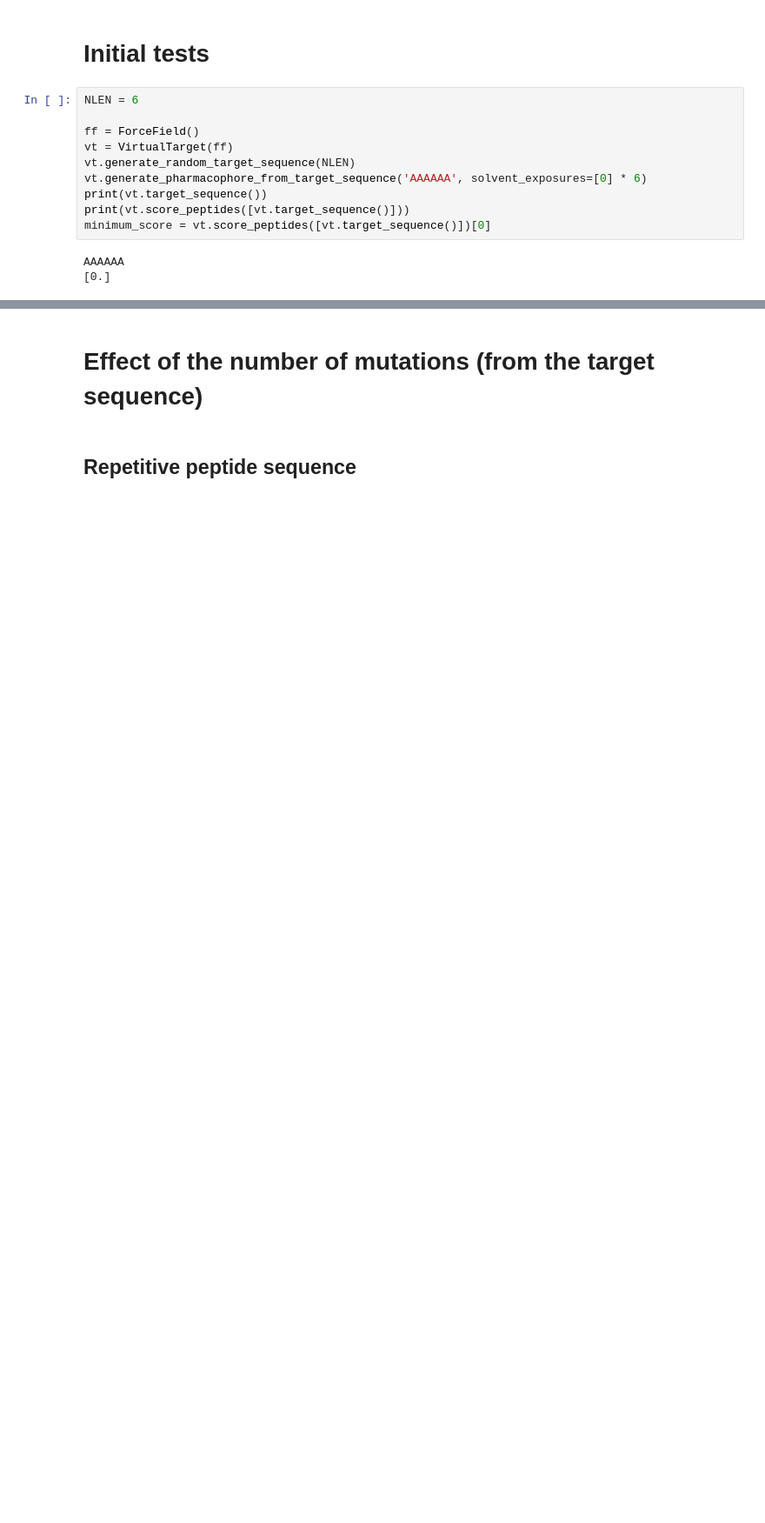
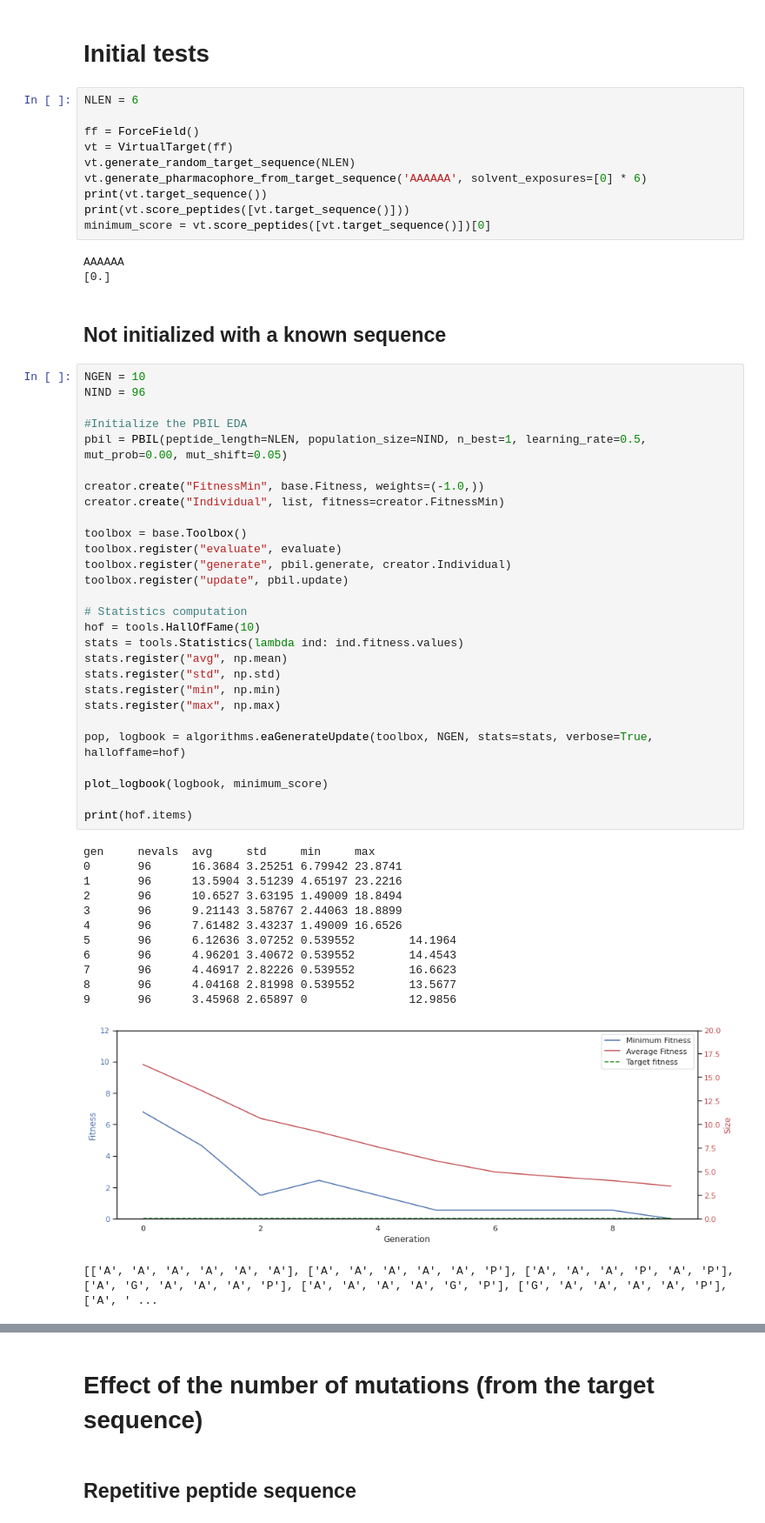
Before and after one commit to jeeberhardt/mobius, a Jupyter notebook: Untitled2.ipynb, the cells around one changed output, grey strips where cells are left out. Shown at 87% size. Saved outputs shown, nothing was run; the diff lists cells and outputs as text; blank space fills up the shorter version.

```diff
--- a/Untitled2.ipynb
+++ b/Untitled2.ipynb
@@ -120,4 +120,48 @@ minimum_score = vt.score_peptides([vt.target_sequence()])[0]
 # %% [output]
 AAAAAA
 [0.]
+# %% [markdown]
+## Not initialized with a known sequence
+# %%
+NGEN = 10
+NIND = 96
+
+#Initialize the PBIL EDA
+pbil = PBIL(peptide_length=NLEN, population_size=NIND, n_best=1, learning_rate=0.5, mut_prob=0.00, mut_shift=0.05)
+
+creator.create("FitnessMin", base.Fitness, weights=(-1.0,))
+creator.create("Individual", list, fitness=creator.FitnessMin)
+
+toolbox = base.Toolbox()
+toolbox.register("evaluate", evaluate)
+toolbox.register("generate", pbil.generate, creator.Individual)
+toolbox.register("update", pbil.update)
+
+# Statistics computation
+hof = tools.HallOfFame(10)
+stats = tools.Statistics(lambda ind: ind.fitness.values)
+stats.register("avg", np.mean)
+stats.register("std", np.std)
+stats.register("min", np.min)
+stats.register("max", np.max)
+
+pop, logbook = algorithms.eaGenerateUpdate(toolbox, NGEN, stats=stats, verbose=True, halloffame=hof)
+
+plot_logbook(logbook, minimum_score)
+
+print(hof.items)
+# %% [output]
+gen     nevals  avg     std     min     max
+0       96      16.3684 3.25251 6.79942 23.8741
+1       96      13.5904 3.51239 4.65197 23.2216
+2       96      10.6527 3.63195 1.49009 18.8494
+3       96      9.21143 3.58767 2.44063 18.8899
+4       96      7.61482 3.43237 1.49009 16.6526
+5       96      6.12636 3.07252 0.539552        14.1964
+6       96      4.96201 3.40672 0.539552        14.4543
+7       96      4.46917 2.82226 0.539552        16.6623
+8       96      4.04168 2.81998 0.539552        13.5677
+9       96      3.45968 2.65897 0               12.9856
+[figure, added]
+[['A', 'A', 'A', 'A', 'A', 'A'], ['A', 'A', 'A', 'A', 'A', 'P'], ['A', 'A', 'A', 'P', 'A', 'P'], ['A', 'G', 'A', 'A', 'A', 'P'], ['A', 'A', 'A', 'A', 'G', 'P'], ['G', 'A', 'A', 'A', 'A', 'P'], ['A', ' ...
 # %% [markdown]
```
Also changed, not shown: parts of 4 cells of this notebook.
